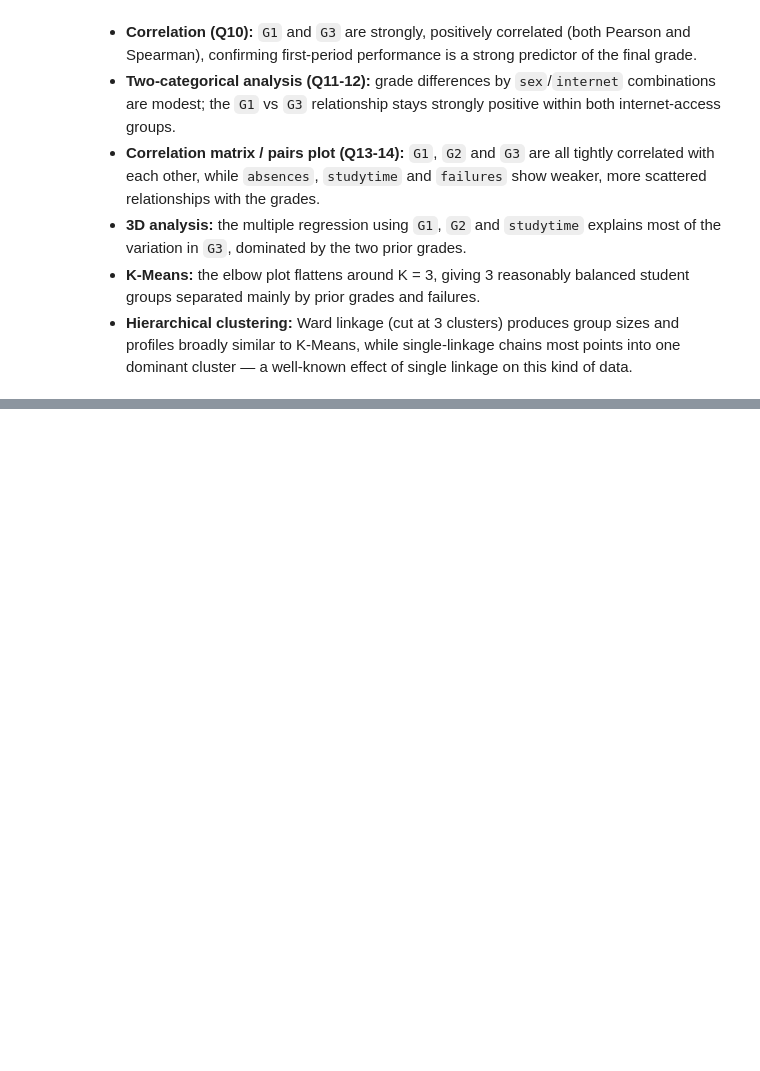
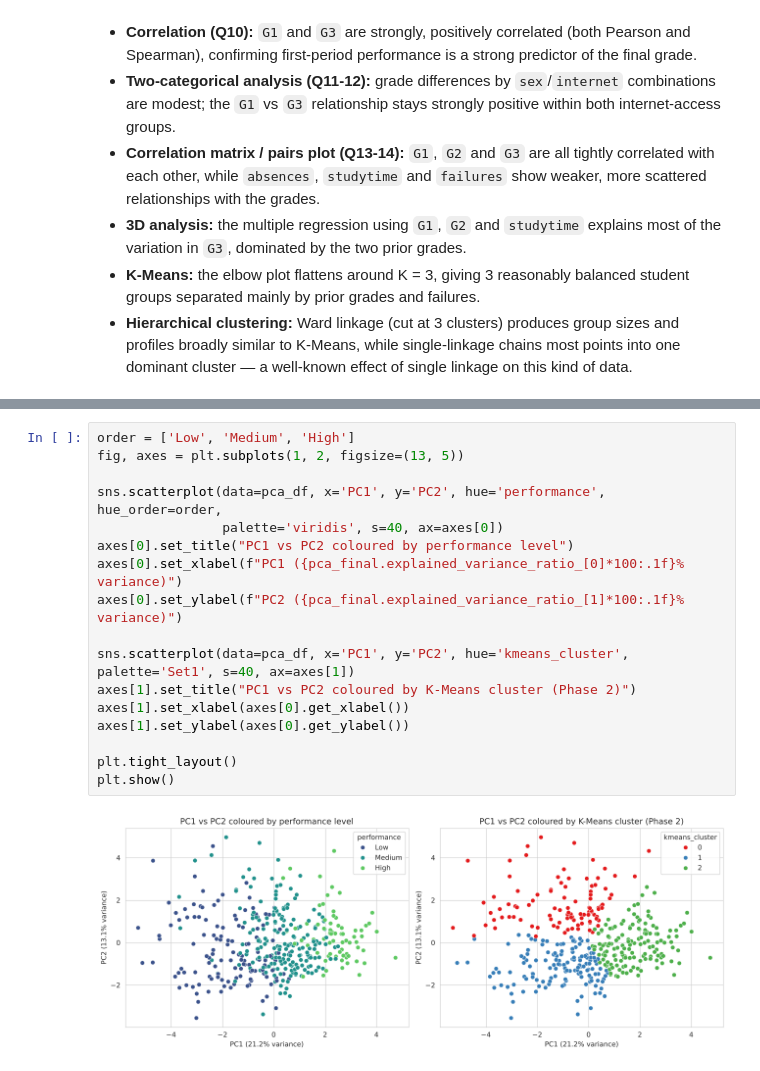
Before and after one commit to amoghsharma6996/AmoghKumarSharma23BDS0063, a Jupyter notebook: EDA_Phase1_Amogh.ipynb, the cells around one changed output, grey strips where cells are left out. Cells and saved outputs as stored; diff of their text form; blank space fills up the shorter version.

```diff
--- a/EDA_Phase1_Amogh.ipynb
+++ b/EDA_Phase1_Amogh.ipynb
@@ -1056,0 +1252,19 @@ comparison
+# %%
+order = ['Low', 'Medium', 'High']
+fig, axes = plt.subplots(1, 2, figsize=(13, 5))
+
+sns.scatterplot(data=pca_df, x='PC1', y='PC2', hue='performance', hue_order=order,
+                palette='viridis', s=40, ax=axes[0])
+axes[0].set_title("PC1 vs PC2 coloured by performance level")
+axes[0].set_xlabel(f"PC1 ({pca_final.explained_variance_ratio_[0]*100:.1f}% variance)")
+axes[0].set_ylabel(f"PC2 ({pca_final.explained_variance_ratio_[1]*100:.1f}% variance)")
+
+sns.scatterplot(data=pca_df, x='PC1', y='PC2', hue='kmeans_cluster', palette='Set1', s=40, ax=axes[1])
+axes[1].set_title("PC1 vs PC2 coloured by K-Means cluster (Phase 2)")
+axes[1].set_xlabel(axes[0].get_xlabel())
+axes[1].set_ylabel(axes[0].get_ylabel())
+
+plt.tight_layout()
+plt.show()
+# %% [output]
+[figure, added]
```
Also changed, not shown: parts of 22 cells of this notebook.
